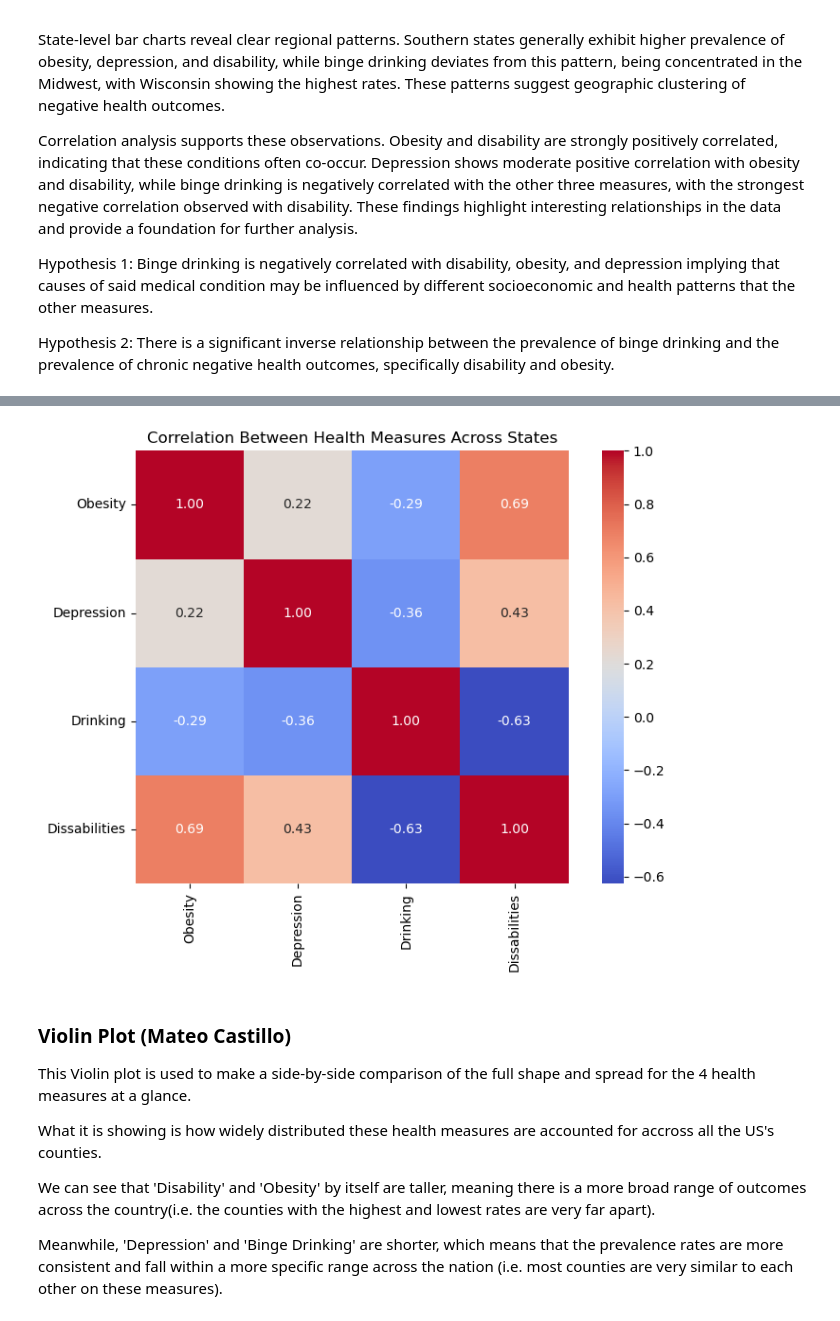
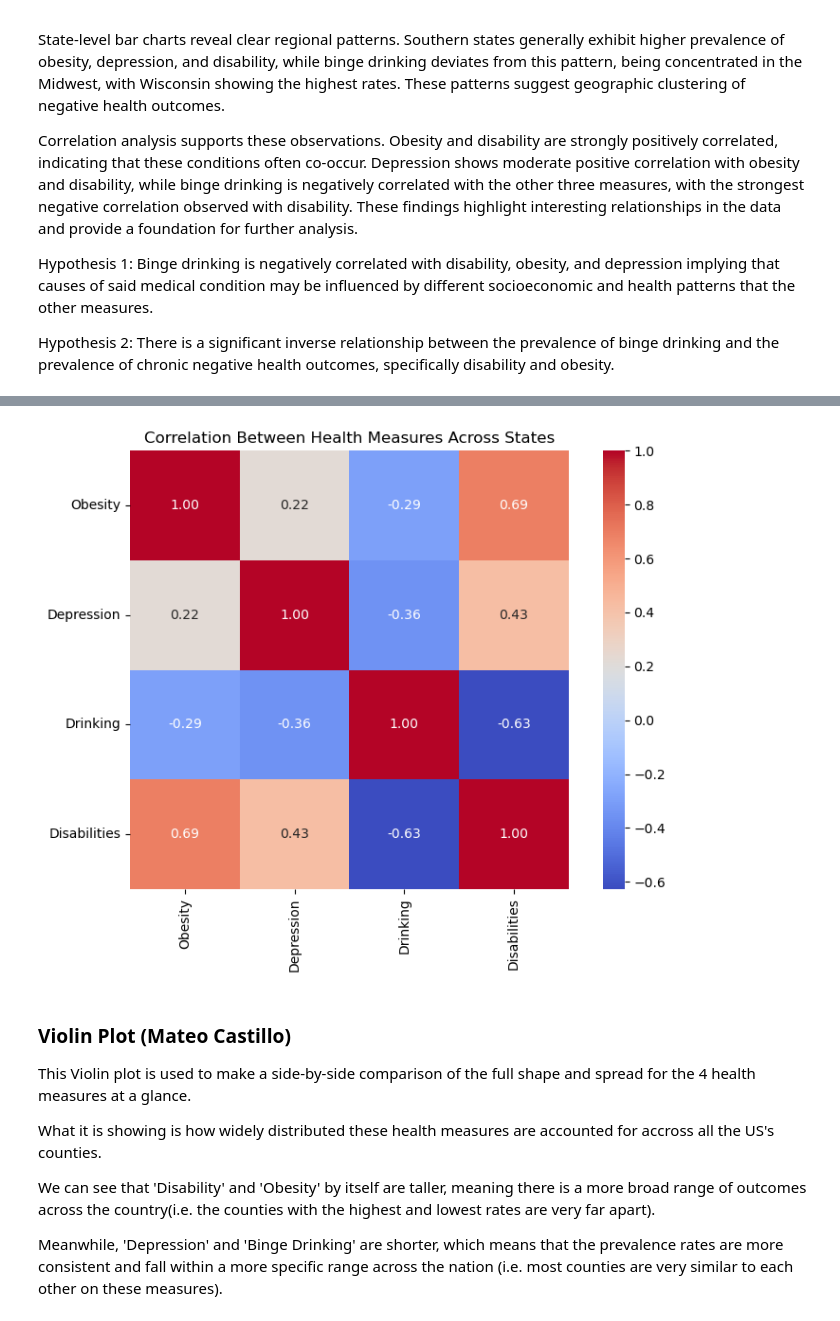
Before and after one commit to jjohn314/exploring-health-outcomes, a Jupyter notebook: prog_report.ipynb, the cells around one changed output, grey strips where cells are left out. Drawn from its saved outputs; the diff is of its cells as text; code cells hidden in the pictures.

```diff
--- a/prog_report.ipynb
+++ b/prog_report.ipynb
@@ -242,34 +321,34 @@ Enter the 2-letter state abbreviation AK
-# %%
-measureColumns = [
-    "obesity among adults aged >=18 years",
-    "depression among adults aged >=18 years",
-    "binge drinking among adults aged >=18 years",
-    "any disability among adults aged >=18 years"
-]
-
-
-dfState = dfWide.groupby("StateAbbr")[measureColumns].mean()
-
-
-stateCorrelation = dfState.corr()
-
-
-plt.figure(figsize=(8, 6))
-ax = sns.heatmap(stateCorrelation, annot=True, cmap="coolwarm", fmt=".2f", square=True)
-ax.set(title="Correlation Between Health Measures Across States")
-
-#Renaming existing ticks
-newLabels = ["Obesity", "Depression", "Drinking", "Dissabilities"]
-ax.set_xticks(np.arange(len(newLabels)) + 0.5)
-ax.set_xticklabels(newLabels)
-ax.set_yticks(np.arange(len(newLabels)) + 0.5)
-ax.set_yticklabels(newLabels)
-
-#tightening and showing the figure
-plt.tight_layout()
-plt.show()
-# %% [output]
-[figure, removed]
+# %%
+measureColumns = [
+    "obesity among adults aged >=18 years",
+    "depression among adults aged >=18 years",
+    "binge drinking among adults aged >=18 years",
+    "any disability among adults aged >=18 years"
+]
+
+
+dfState = dfWide.groupby("StateAbbr")[measureColumns].mean()
+
+
+stateCorrelation = dfState.corr()
+
+
+plt.figure(figsize=(8, 6))
+ax = sns.heatmap(stateCorrelation, annot=True, cmap="coolwarm", fmt=".2f", square=True)
+ax.set(title="Correlation Between Health Measures Across States")
+
+#Renaming existing ticks
+newLabels = ["Obesity", "Depression", "Drinking", "Disabilities"]
+ax.set_xticks(np.arange(len(newLabels)) + 0.5)
+ax.set_xticklabels(newLabels)
+ax.set_yticks(np.arange(len(newLabels)) + 0.5)
+ax.set_yticklabels(newLabels)
+
+#tightening and showing the figure
+plt.tight_layout()
+plt.show()
+# %% [output]
+[figure, added]
 # %% [markdown]
 ### Violin Plot (Mateo Castillo)
 
```
Also changed, not shown: parts of 13 cells of this notebook.
